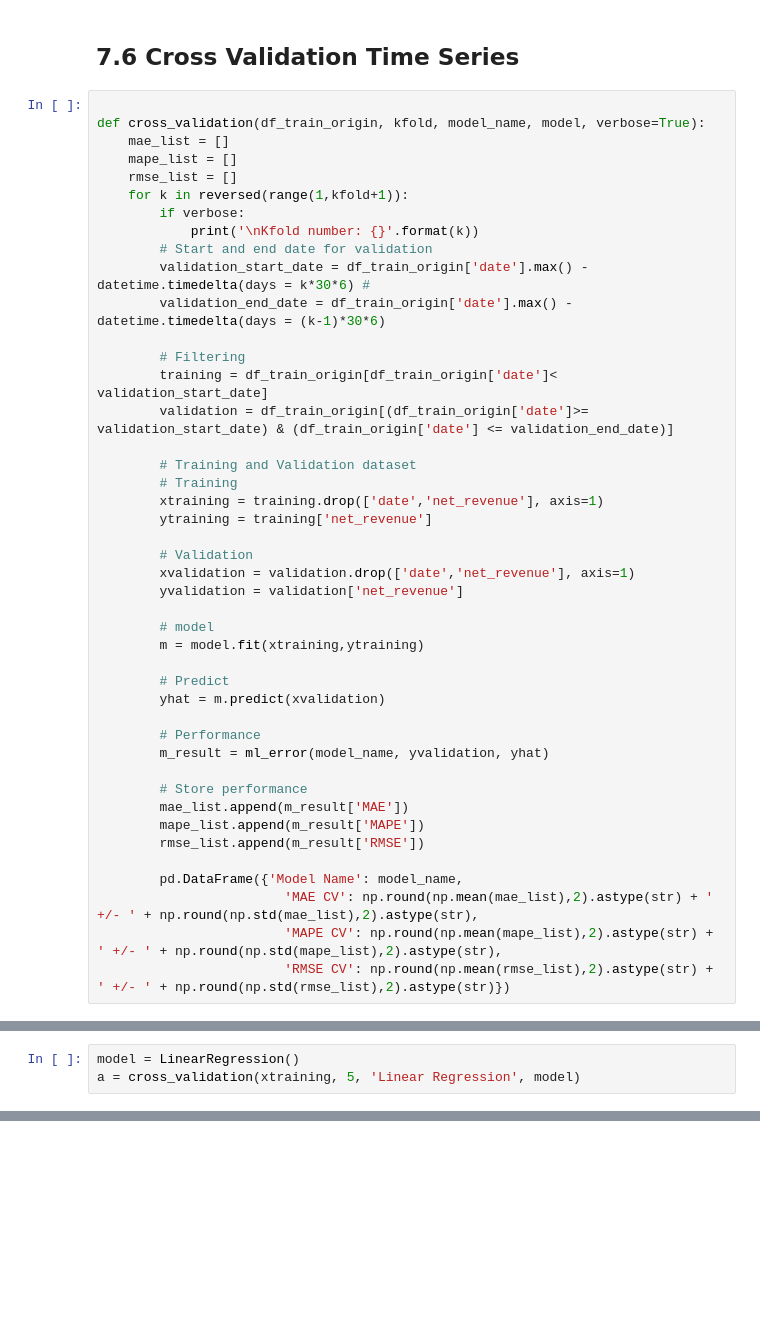
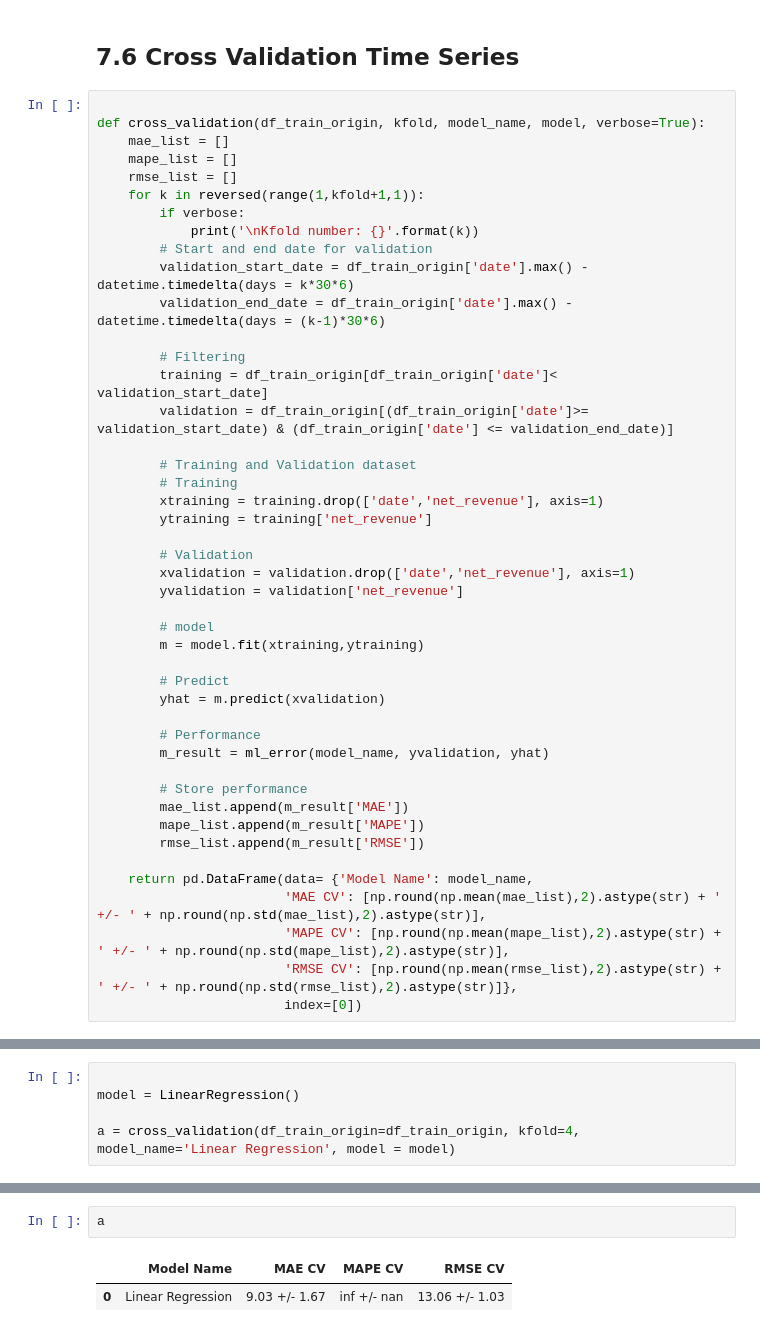
Before and after one commit to KaissonFerreira/forecast_net_revenue, a Jupyter notebook: notebooks/first_cycle.ipynb, the cells around one changed output, grey strips where cells are left out. Saved outputs shown, nothing was run; the diff lists cells and outputs as text; blank space fills up the shorter version.

Commit message:
Cross Validation final

```diff
--- a/notebooks/1.0_cycle.ipynb
+++ b/notebooks/first_cycle.ipynb
@@ -705,11 +705,11 @@ def cross_validation(df_train_origin, kfold, model_name, model, verbose=True):
     mae_list = []
     mape_list = []
     rmse_list = []
-    for k in reversed(range(1,kfold+1)):
+    for k in reversed(range(1,kfold+1,1)):
         if verbose:
             print('\nKfold number: {}'.format(k))
         # Start and end date for validation
-        validation_start_date = df_train_origin['date'].max() - datetime.timedelta(days = k*30*6) #
+        validation_start_date = df_train_origin['date'].max() - datetime.timedelta(days = k*30*6)
         validation_end_date = df_train_origin['date'].max() - datetime.timedelta(days = (k-1)*30*6)
 
         # Filtering
@@ -739,7 +739,8 @@ def cross_validation(df_train_origin, kfold, model_name, model, verbose=True):
         mape_list.append(m_result['MAPE'])
         rmse_list.append(m_result['RMSE'])
 
-        pd.DataFrame({'Model Name': model_name,
-                        'MAE CV': np.round(np.mean(mae_list),2).astype(str) + ' +/- ' + np.round(np.std(mae_list),2).astype(str),
-                        'MAPE CV': np.round(np.mean(mape_list),2).astype(str) + ' +/- ' + np.round(np.std(mape_list),2).astype(str),
-                        'RMSE CV': np.round(np.mean(rmse_list),2).astype(str) + ' +/- ' + np.round(np.std(rmse_list),2).astype(str)})
+    return pd.DataFrame(data= {'Model Name': model_name,
+                        'MAE CV': [np.round(np.mean(mae_list),2).astype(str) + ' +/- ' + np.round(np.std(mae_list),2).astype(str)],
+                        'MAPE CV': [np.round(np.mean(mape_list),2).astype(str) + ' +/- ' + np.round(np.std(mape_list),2).astype(str)],
+                        'RMSE CV': [np.round(np.mean(rmse_list),2).astype(str) + ' +/- ' + np.round(np.std(rmse_list),2).astype(str)]},
+                        index=[0])
@@ -748,3 +747,5 @@ xtraining = df_train_origin.drop(['date','net_revenue'], axis=1)
 # %%
+
 model = LinearRegression()
-a = cross_validation(xtraining, 5, 'Linear Regression', model)
+
+a = cross_validation(df_train_origin=df_train_origin, kfold=4, model_name='Linear Regression', model = model)
@@ -750,0 +760,5 @@ a = cross_validation(xtraining, 5, 'Linear Regression', model)
+# %%
+a
+# %% [output]
+|  | Model Name | MAE CV | MAPE CV | RMSE CV |
+| 0 | Linear Regression | 9.03 +/- 1.67 | inf +/- nan | 13.06 +/- 1.03 |
```
Also changed, not shown: parts of 5 cells of this notebook, 3 other files.
